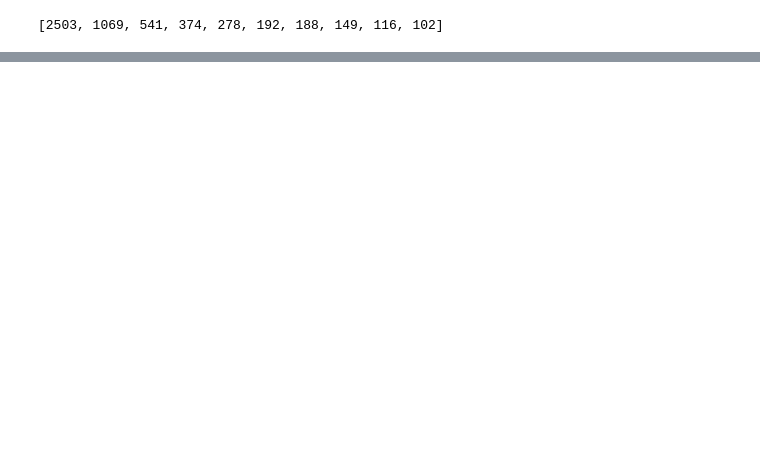
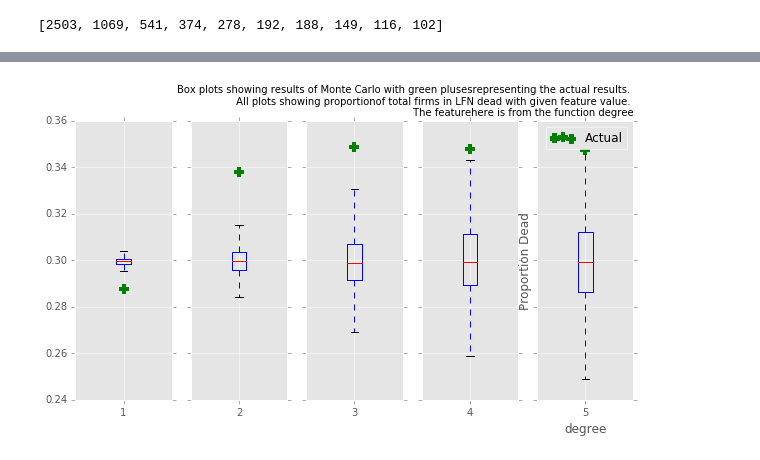
Before and after one commit to owenwr/labour-flow-networks, a Jupyter notebook: notebooks/explore.ipynb, the cells around one changed output, grey strips where cells are left out. Cells and saved outputs as stored; diff of their text form; code cells hidden in the pictures; blank space fills up the shorter version.

```diff
--- a/notebooks/explore.ipynb
+++ b/notebooks/explore.ipynb
@@ -161,5 +66,3 @@ LFN_dead_ids: ids of firms in LFN that are dead
 # %%
-graph = dat.MakeLFN('1996-1997')
-death_years = dat.StrFromYrs(year1, year2)
-deaths_filepath = os.path.join(project_root, dat.deaths_filepath)
-dead_ids = dat.GetDeadIds(input_filepath=deaths_filepath, death_years=death_years)
+graph = dat.MakeLFN('1996-1997', print_info=False)
+dead_ids = dat.GetDeadIds(death_years='all')
@@ -201,0 +123,42 @@ from src.data import
+# %%
+#do Monte Carlo
+mc_counts = []
+mc_prop_deads = []
+for i in tqdm.tqdm(xrange(number_mc_runs)):
+    random.shuffle(all_list)
+    mc_list = all_list[:ndead_in_LFN]
+    mc_count = col.Counter(mc_list)
+    mc_prop_dead = PropDead(all_count, mc_count)
+
+    mc_counts += [mc_count]
+    mc_prop_deads += [mc_prop_dead]
+# %%
+#compare Monte Carlo to actual results
+fvs = [1, 2, 3, 4, 5] #values of the feature we want to plot
+fig, axarr = plt.subplots(1, len(fvs), figsize=(10, 5), sharey=True)
+ax_num = 0
+for fv in fvs:
+    #Get the list of proportions of firms with feature value fv
+    #that are chosen to be dead in this Monte Carlo run.
+    mc_prop_deads_at_fv = [x[fv] for x in mc_prop_deads]
+    #Add boxplot of proportions dead in Monte Carlo runs
+    axarr[ax_num].boxplot(mc_prop_deads_at_fv, showfliers = False, positions=[fv])
+    #Add actual value of proportion dead
+    axarr[ax_num].scatter([fv], prop_dead[fv], marker='+', color='g', linewidth=10, label='Actual')
+    #Ensure that the next plot is on a new axis
+    ax_num += 1
+plt.legend()
+feature_info = str(feature_function)[10:-16]
+plt.title(
+            'Box plots showing results of Monte Carlo with green pluses' \
+            'representing the actual results. \n All plots showing proportion' \
+            'of total firms in LFN dead with given feature value. \n The feature' \
+            'here is from the function ' + feature_info,
+            loc='right', fontsize=10)
+plt.xlabel(feature_info)
+plt.ylabel('Proportion Dead')
+plt.savefig(os.path.join(
+                        project_root, 'reports', 'figures',
+                        'effect_of_' + feature_info + '.png'))
+# %% [output]
+[figure, added]
```
Also changed, not shown: parts of 24 cells of this notebook, 27 other files.
